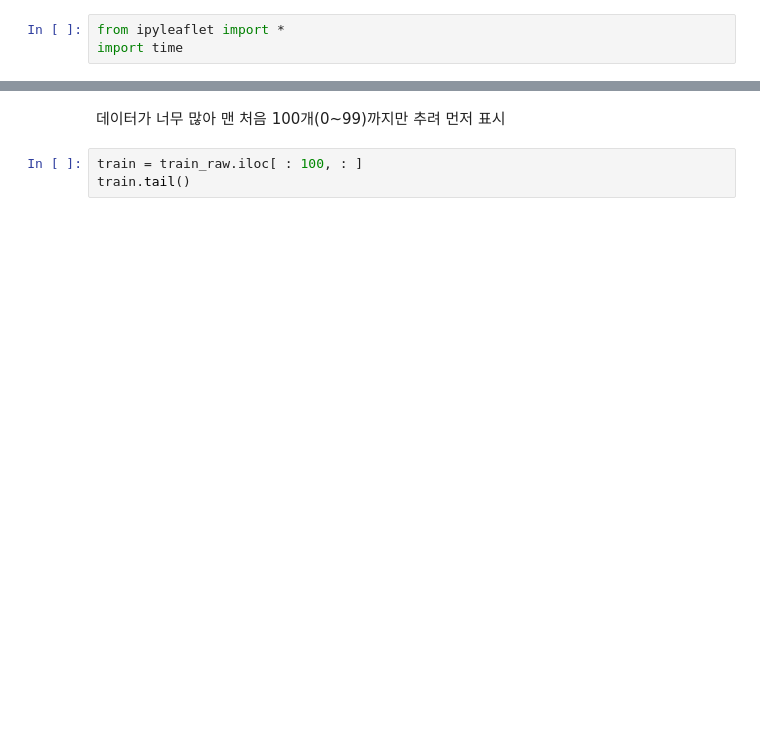
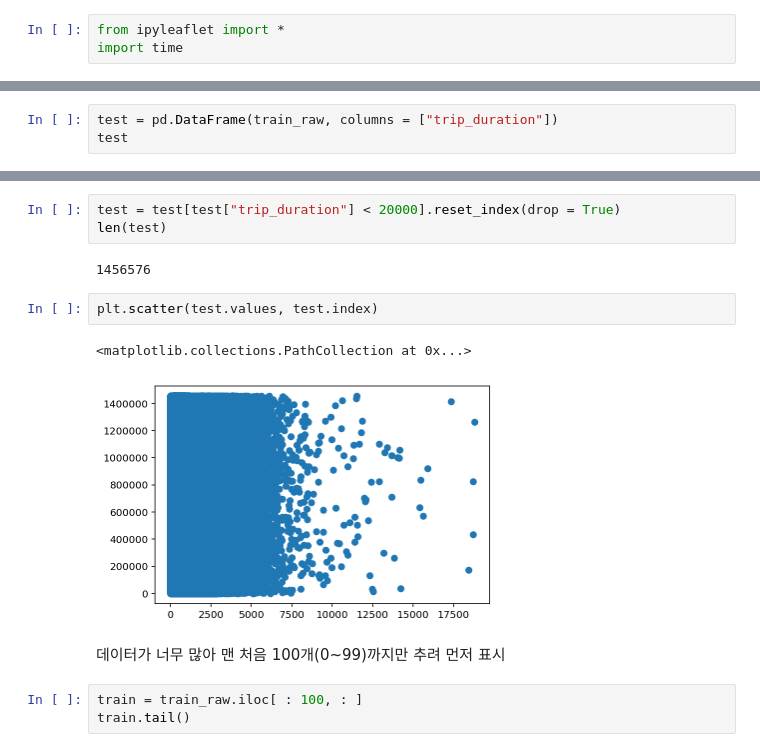
Before and after one commit to Moons08/dss-project-taxi, a Jupyter notebook: Kang/EDA_KANG.ipynb, the cells around one changed output, grey strips where cells are left out. Saved outputs shown, nothing was run; the diff lists cells and outputs as text; blank space fills up the shorter version.

```diff
--- a/Kang/EDA_KANG.ipynb
+++ b/Kang/EDA_KANG.ipynb
@@ -13,0 +25,3 @@ train_raw.tail()
+# %%
+test = pd.DataFrame(train_raw, columns = ["trip_duration"])
+test
@@ -14,3 +59,13 @@ train_raw.tail()
+# %%
+test = test[test["trip_duration"] < 20000].reset_index(drop = True)
+len(test)
+# %% [output]
+1456576
+# %%
+plt.scatter(test.values, test.index)
+# %% [output]
+<matplotlib.collections.PathCollection at 0x...>
+[figure, added]
 # %% [markdown]
 데이터가 너무 많아 맨 처음 100개(0~99)까지만 추려 먼저 표시
 # %%
```
Also changed, not shown: parts of 30 cells of this notebook.
